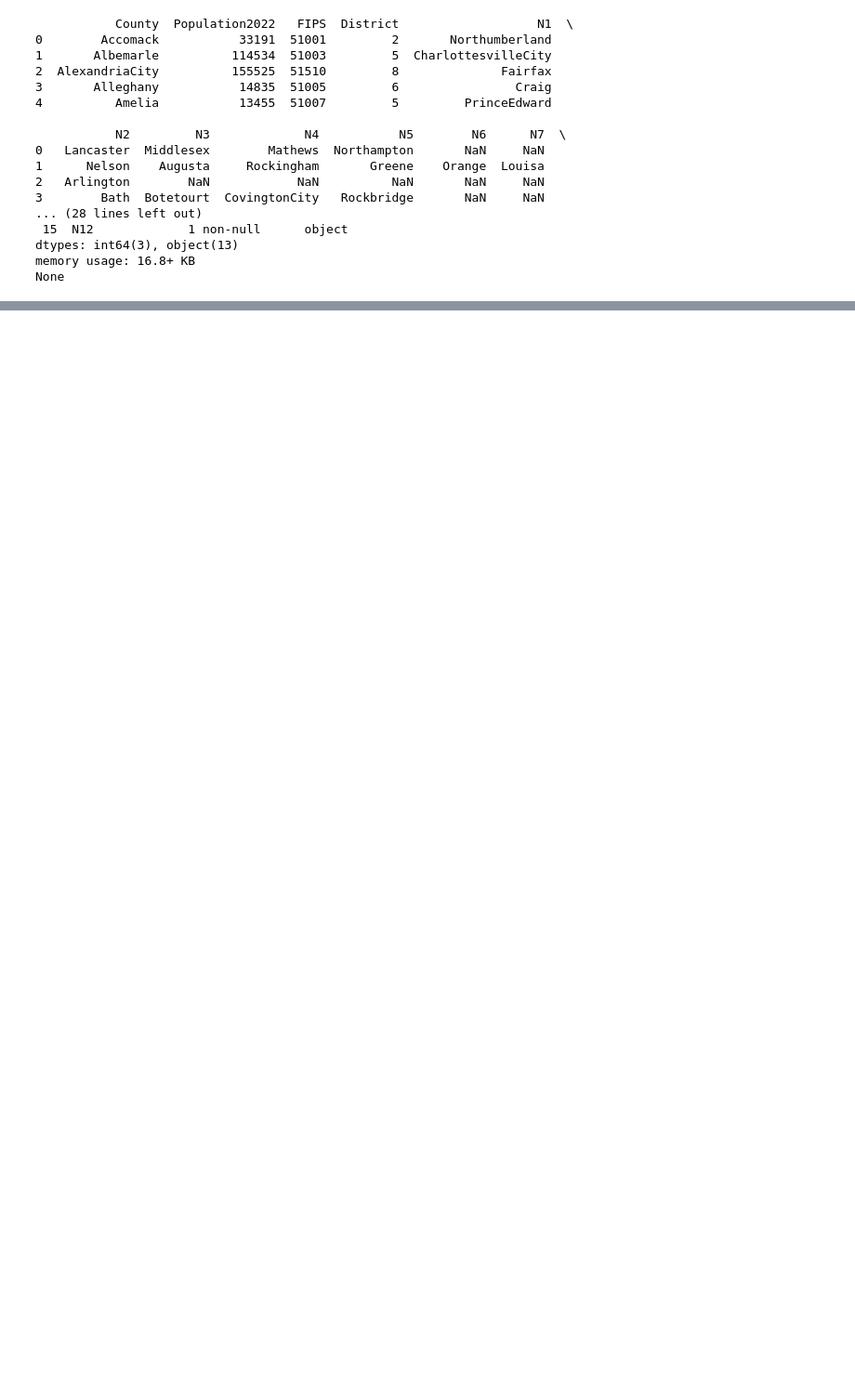
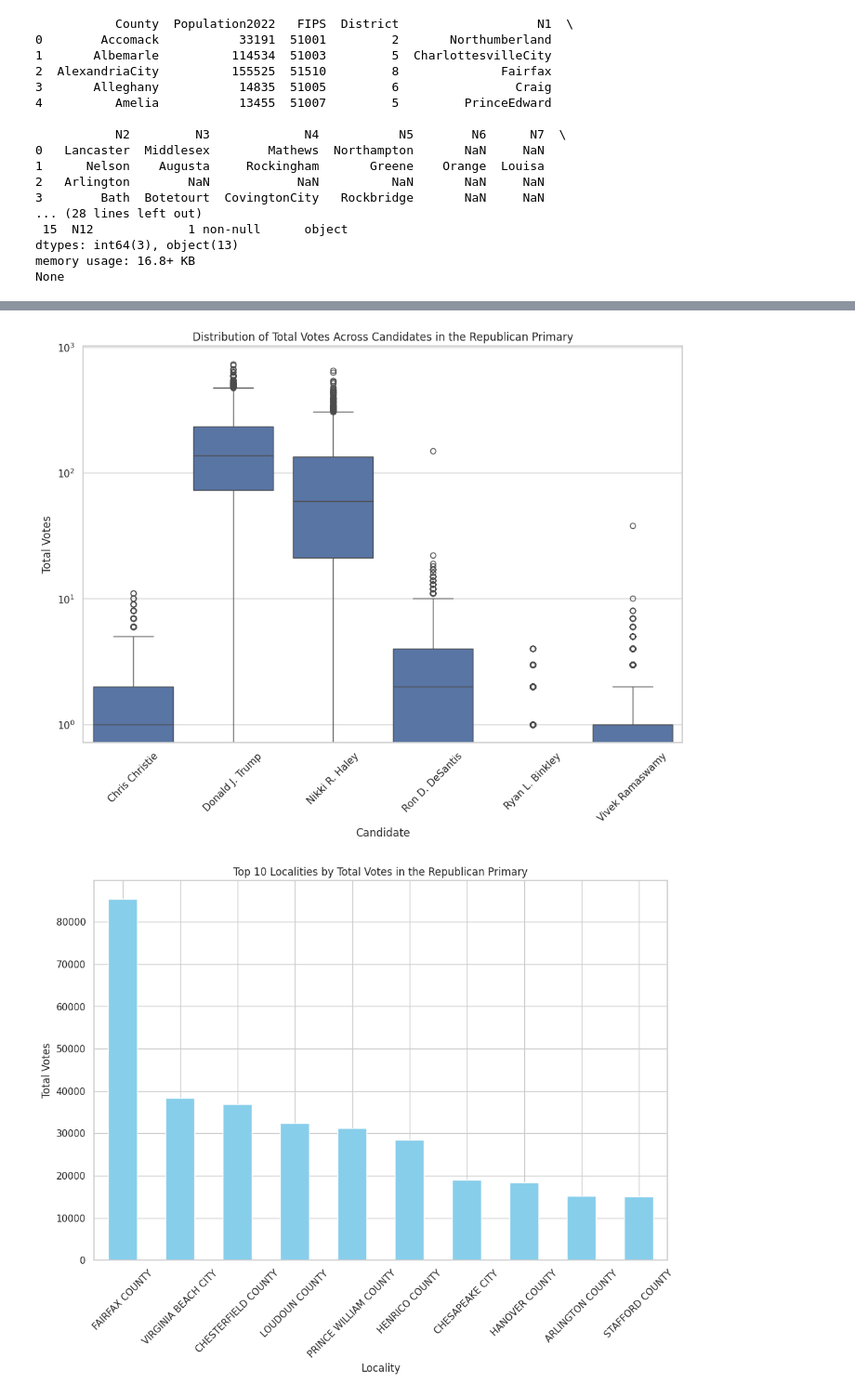
Before and after one commit to rafid-mirza/DS3001_Project1, a Jupyter notebook: Project_Voting_Code.ipynb, the cells around one changed output, grey strips where cells are left out. Shown: that part at 93% size. Drawn from its saved outputs; the diff is of its cells as text; code cells hidden in the pictures; blank space fills up the shorter version.

```diff
--- a/Project_Voting_Code.ipynb
+++ b/Project_Voting_Code.ipynb
@@ -312,3 +434,7 @@ print(dem.info())
 dtypes: float64(1), int64(4), object(14)
 memory usage: 1.2+ MB
 None
+# %%
+columns_to_drop = ['ElectionId', 'NumberOfSeats', 'OfficeId', 'DistrictType', 'DistrictName', 'ElectionType', 'ElectionName']
+dem_cleaned = dem.drop(columns=columns_to_drop)
+dem_cleaned.info()
@@ -335,3 +503,6 @@ print(rep.info())
 dtypes: float64(1), int64(4), object(14)
 memory usage: 2.3+ MB
 None
+# %%
+rep_cleaned = rep.drop(columns=columns_to_drop)
+rep_cleaned.info()
@@ -360,0 +610,23 @@ None
+# %%
+# EDA for Republican Primary: Distribution of TOTAL_VOTES across candidates
+plt.figure(figsize=(12, 8))
+sns.boxplot(x='CandidateName', y='TOTAL_VOTES', data=rep_cleaned)
+plt.title('Distribution of Total Votes Across Candidates in the Republican Primary')
+plt.xlabel('Candidate')
+plt.ylabel('Total Votes')
+plt.xticks(rotation=45)
+plt.yscale('log')  # Using logarithmic scale due to large range of votes
+plt.show()
+
+# EDA for Republican Primary: Voting patterns across localities
+total_votes_by_locality = rep_cleaned.groupby('LocalityName')['TOTAL_VOTES'].sum().sort_values(ascending=False)
+plt.figure(figsize=(12, 8))
+total_votes_by_locality.head(10).plot(kind='bar', color='skyblue')
+plt.title('Top 10 Localities by Total Votes in the Republican Primary')
+plt.xlabel('Locality')
+plt.ylabel('Total Votes')
+plt.xticks(rotation=45)
+plt.show()
+# %% [output]
+[figure, added]
+[figure, added]
```
Also changed, not shown: parts of 60 cells of this notebook.
